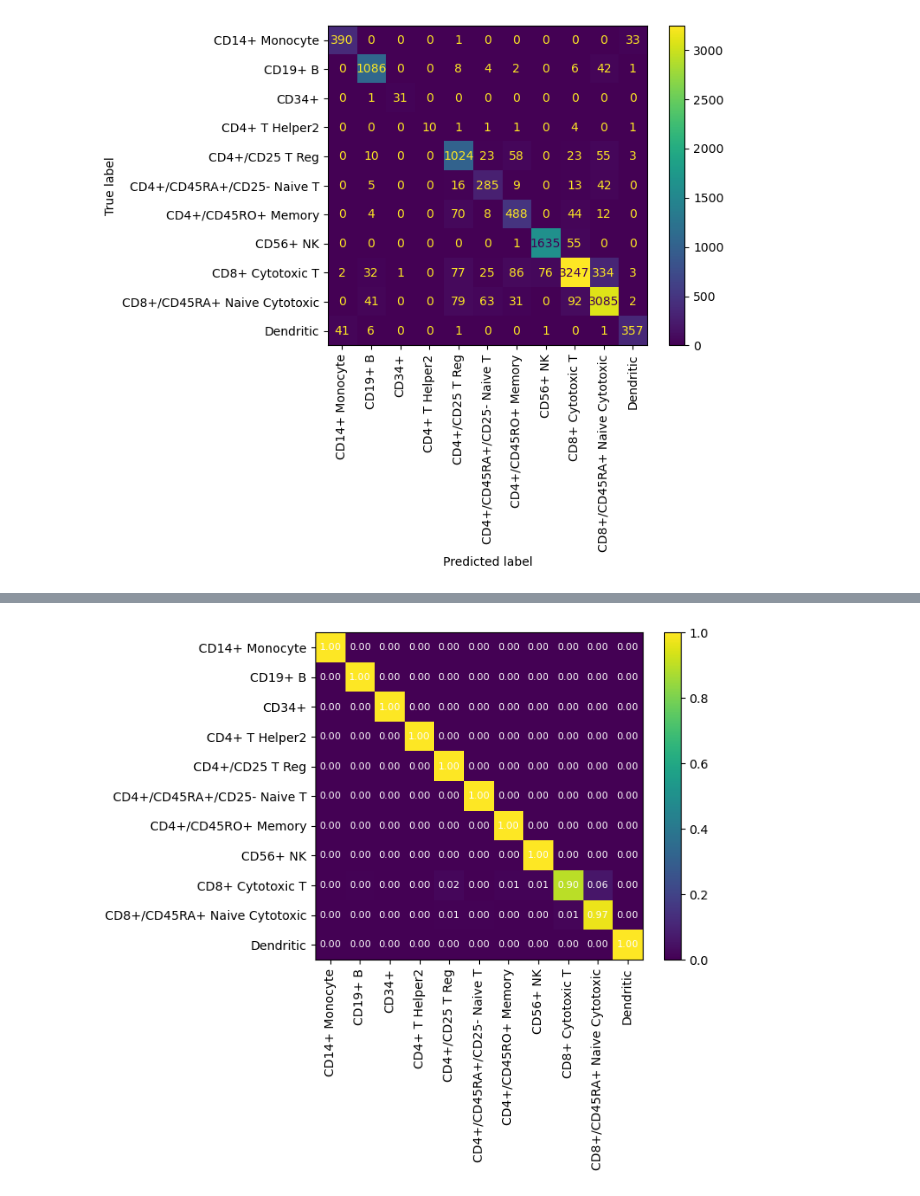
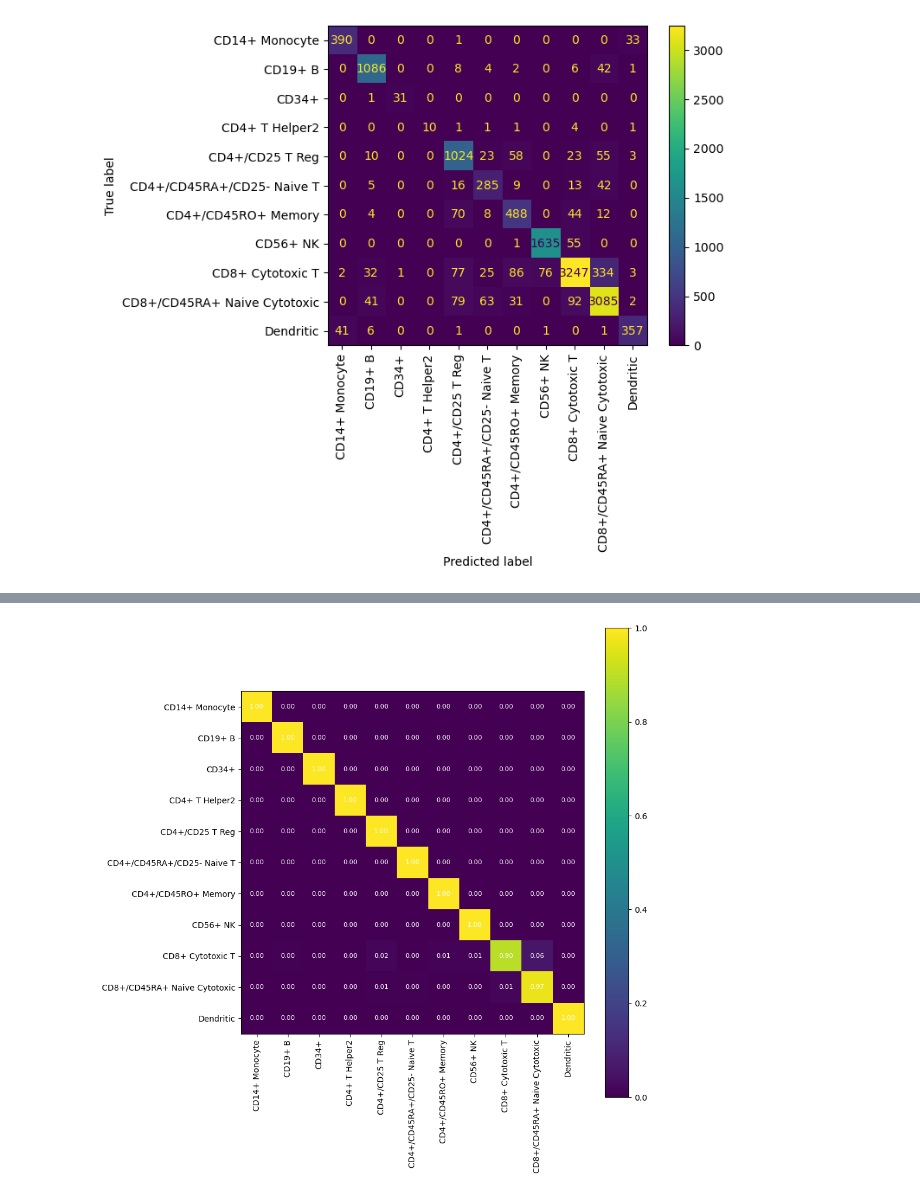
Before and after one commit to easwaranramamurthy/sc-interview-genbio, a Jupyter notebook: evaluate_model.ipynb, the cells around one changed output, grey strips where cells are left out. Saved outputs shown, nothing was run; the diff lists cells and outputs as text; code cells hidden in the pictures.

```diff
--- a/evaluate_model.ipynb
+++ b/evaluate_model.ipynb
@@ -77,4 +62,5 @@ plt.savefig("plots/confusion_mat.png")
 # %%
+plt.figure(figsize=(10,10))
 confusion_mat_train = confusion_matrix(Ytrain, pred_train, labels=np.unique(cell_classes))
 plt.imshow(confusion_mat_train)
 plt.xticks(range(len(list(np.unique(cell_classes)))), rotation=90)
@@ -83,8 +69,9 @@ plt.gca().set_xticklabels(np.unique(cell_classes))
 plt.gca().set_yticklabels(np.unique(cell_classes))
 for i in range(confusion_mat_train.shape[0]):
     for j in range(confusion_mat_train.shape[1]):
-        plt.gca().text(j, i, f'{confusion_mat[i, j]}',
+        plt.gca().text(j, i, f'{confusion_mat_train[i, j]}',
                 ha='center', va='center', color='white')
 plt.colorbar()
+plt.tight_layout()
 plt.savefig("plots/confusion_mat_train.png")
 # %% [output]
@@ -109,17 +98,19 @@ plt.savefig("plots/confusion_ratio.png")
 # %%
+plt.figure(figsize=(10,10))
 confusion_ratios_train = confusion_mat_train / confusion_mat_train.sum(axis=1, keepdims=True)
 plt.imshow(confusion_ratios_train)
 plt.xticks(range(len(list(np.unique(cell_classes)))), rotation=90)
 plt.yticks(range(len(list(np.unique(cell_classes)))))
 plt.gca().set_xticklabels(np.unique(cell_classes))
 plt.gca().set_yticklabels(np.unique(cell_classes))
 
 for i in range(confusion_ratios.shape[0]):
     for j in range(confusion_ratios.shape[1]):
         plt.gca().text(j, i, f'{confusion_ratios_train[i, j]:.2f}',
                 ha='center', va='center', color='white', fontsize=8)
 
 plt.colorbar()
+plt.tight_layout()
 plt.savefig("plots/confusion_ratio_train.png")
 # %% [output]
-[figure, old version]
+[figure, new version]
```
Also changed, not shown: parts of 4 cells of this notebook, 5 other files.
